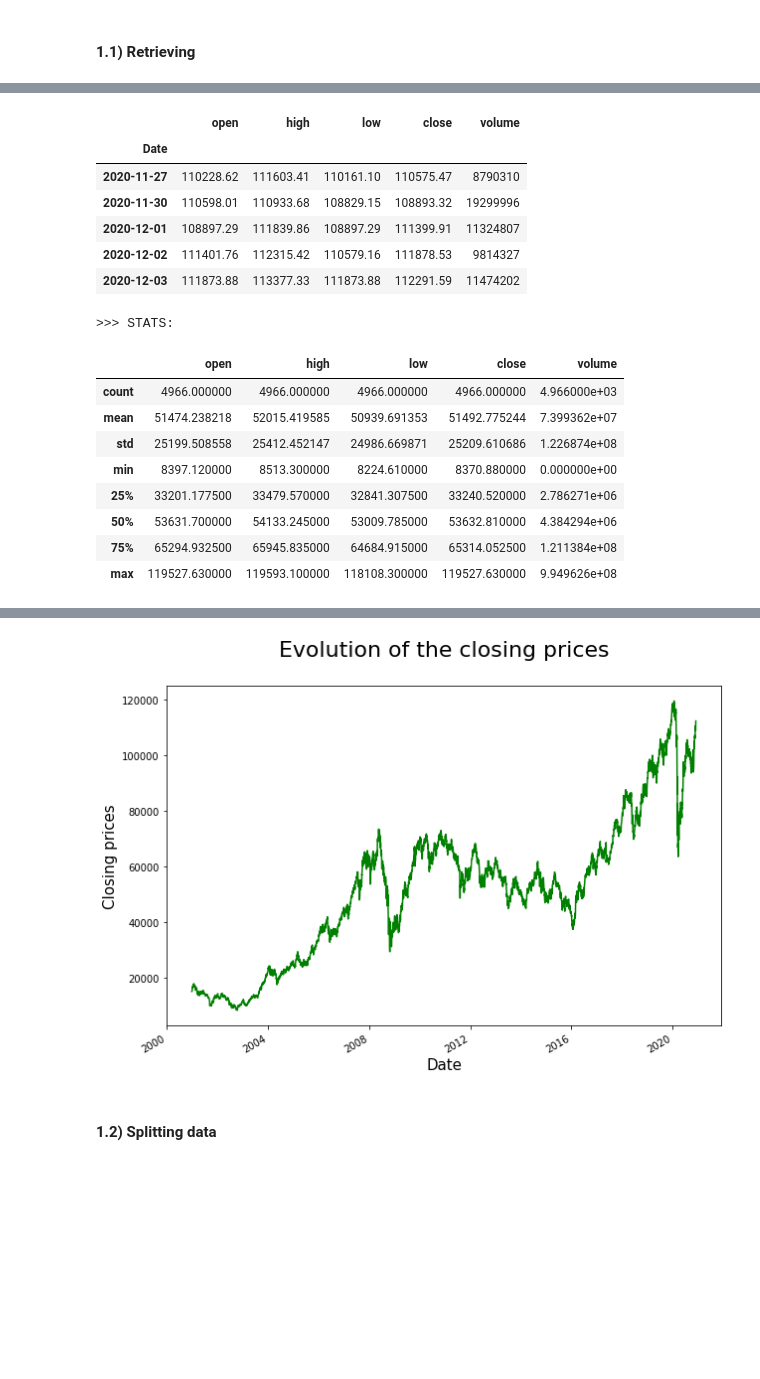
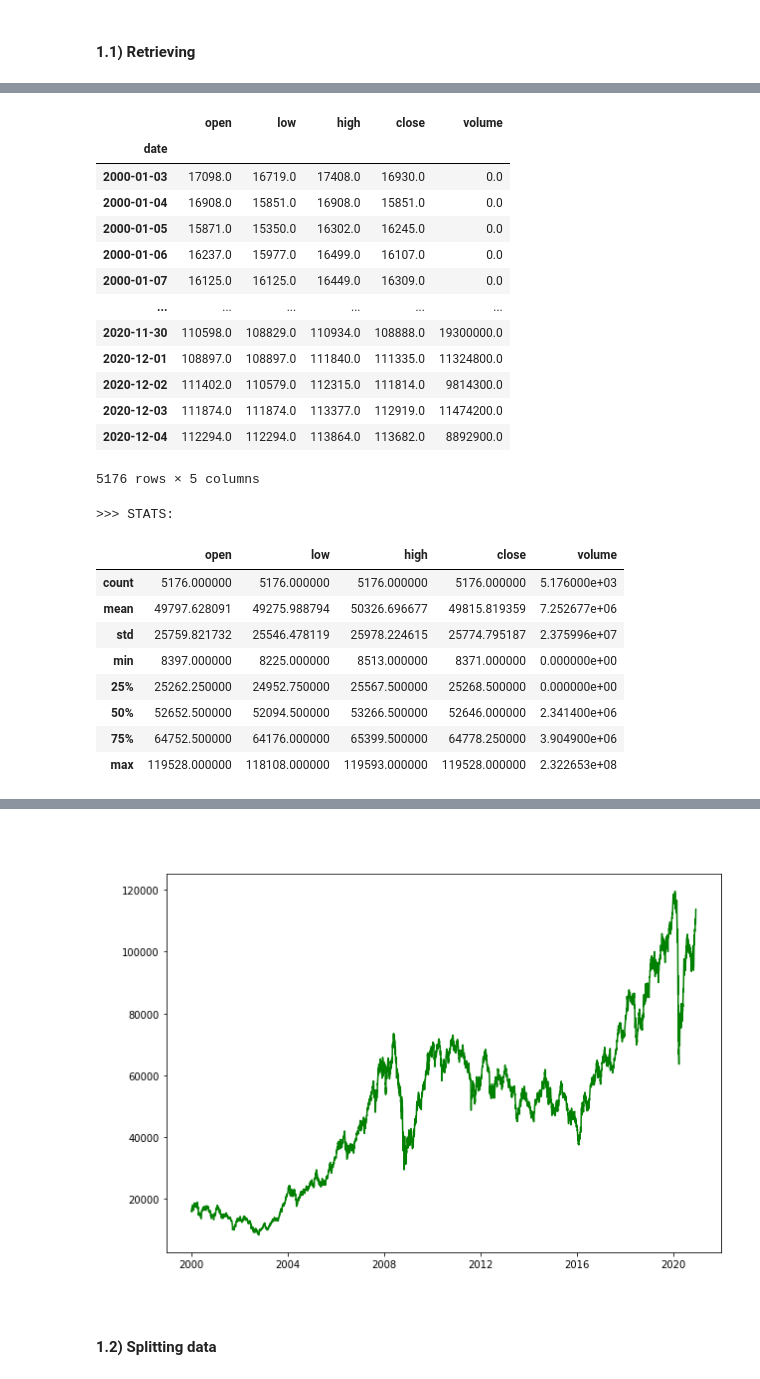
Before and after one commit to Talendar/stocks_prices_prediction, a Jupyter notebook: stocks_prediction.ipynb, the cells around one changed output, grey strips where cells are left out. Cells and saved outputs as stored; diff of their text form; code cells hidden in the pictures; blank space fills up the shorter version.

```diff
--- a/stocks_prediction.ipynb
+++ b/stocks_prediction.ipynb
@@ -94,26 +132,36 @@ def eval(model, dataset, denorm_labels, title, plot_samples=30):
 # %% [markdown]
 #### **1.1) Retrieving**
 # %%
-data = investpy.get_index_historical_data(index='Bovespa',
+"""data = investpy.get_index_historical_data(index='IBOVESPA',
                                           country='Brazil',
-                                          from_date='01/01/2000',
+                                          from_date='01/01/1990',
                                           to_date='03/12/2020')
 
 data.drop("Currency", axis=1, inplace=True)
-data.columns = data.columns.str.lower()
+data.columns = data.columns.str.lower()"""
 
-print("   [TIME INTERVAL] from %s to %s" % (data.index[0], data.index[1]))
+
+data = Ticker("^BVSP").history(start="2000-01-01",
+                               #end="2020-12-04",
+                               interval="1d")
+
+data.drop("adjclose", axis=1, inplace=True)
+data.reset_index("symbol", inplace=True, drop=True)
+
+print("   [TIME INTERVAL] from %s to %s" % (data.index[0], data.index[-1]))
 print("[TRADING SESSIONS] %d\n" % len(data))
 
 print(">>> DATA:")
-display(data.tail())
+display(data)
 
 print("\n\n>>> STATS:")
 display(data.describe())
 
 print("\n\n")
 ax = data["close"].plot(figsize=(10,7), color="green")
-ax.set_title("Evolution of the closing prices\n", fontsize=22);
-ax.set_ylabel("Closing prices", fontsize="15");
-ax.set_xlabel("Date", fontsize="15");
+ax.set_title("Evolution of the closing prices\n", fontsize=20, color="#ffffff");
+ax.set_ylabel("Closing prices", fontsize="15", color="#ffffff");
+ax.set_xlabel("Date", fontsize="15", color="#ffffff");
+
+Javascript("google.colab.output.setIframeHeight('500px');")
 # %% [output]
@@ -122,19 +170,26 @@ ax.set_xlabel("Date", fontsize="15");
 
 >>> DATA:
-|  | open | high | low | close | volume |
-| Date |  |  |  |  |  |
-| 2020-11-27 | 110228.62 | 111603.41 | 110161.10 | 110575.47 | 8790310 |
-| 2020-11-30 | 110598.01 | 110933.68 | 108829.15 | 108893.32 | 19299996 |
-| 2020-12-01 | 108897.29 | 111839.86 | 108897.29 | 111399.91 | 11324807 |
-| 2020-12-02 | 111401.76 | 112315.42 | 110579.16 | 111878.53 | 9814327 |
-| 2020-12-03 | 111873.88 | 113377.33 | 111873.88 | 112291.59 | 11474202 |
+|  | open | low | high | close | volume |
+| date |  |  |  |  |  |
+| 2000-01-03 | 17098.0 | 16719.0 | 17408.0 | 16930.0 | 0.0 |
+| 2000-01-04 | 16908.0 | 15851.0 | 16908.0 | 15851.0 | 0.0 |
+| 2000-01-05 | 15871.0 | 15350.0 | 16302.0 | 16245.0 | 0.0 |
+| 2000-01-06 | 16237.0 | 15977.0 | 16499.0 | 16107.0 | 0.0 |
+| 2000-01-07 | 16125.0 | 16125.0 | 16449.0 | 16309.0 | 0.0 |
+| ... | ... | ... | ... | ... | ... |
+| 2020-11-30 | 110598.0 | 108829.0 | 110934.0 | 108888.0 | 19300000.0 |
+| 2020-12-01 | 108897.0 | 108897.0 | 111840.0 | 111335.0 | 11324800.0 |
+| 2020-12-02 | 111402.0 | 110579.0 | 112315.0 | 111814.0 | 9814300.0 |
+| 2020-12-03 | 111874.0 | 111874.0 | 113377.0 | 112919.0 | 11474200.0 |
+| 2020-12-04 | 112294.0 | 112294.0 | 113864.0 | 113682.0 | 8892900.0 |
->>> STATS:
+5176 rows × 5 columns
+>>> STATS:
-|  | open | high | low | close | volume |
-| count | 4966.000000 | 4966.000000 | 4966.000000 | 4966.000000 | 4.966000e+03 |
-| mean | 51474.238218 | 52015.419585 | 50939.691353 | 51492.775244 | 7.399362e+07 |
-| std | 25199.508558 | 25412.452147 | 24986.669871 | 25209.610686 | 1.226874e+08 |
-| min | 8397.120000 | 8513.300000 | 8224.610000 | 8370.880000 | 0.000000e+00 |
-| 25% | 33201.177500 | 33479.570000 | 32841.307500 | 33240.520000 | 2.786271e+06 |
-| 50% | 53631.700000 | 54133.245000 | 53009.785000 | 53632.810000 | 4.384294e+06 |
-| 75% | 65294.932500 | 65945.835000 | 64684.915000 | 65314.052500 | 1.211384e+08 |
-| max | 119527.630000 | 119593.100000 | 118108.300000 | 119527.630000 | 9.949626e+08 |
+|  | open | low | high | close | volume |
+| count | 5176.000000 | 5176.000000 | 5176.000000 | 5176.000000 | 5.176000e+03 |
+| mean | 49797.628091 | 49275.988794 | 50326.696677 | 49815.819359 | 7.252677e+06 |
+| std | 25759.821732 | 25546.478119 | 25978.224615 | 25774.795187 | 2.375996e+07 |
+| min | 8397.000000 | 8225.000000 | 8513.000000 | 8371.000000 | 0.000000e+00 |
+| 25% | 25262.250000 | 24952.750000 | 25567.500000 | 25268.500000 | 0.000000e+00 |
+| 50% | 52652.500000 | 52094.500000 | 53266.500000 | 52646.000000 | 2.341400e+06 |
+| 75% | 64752.500000 | 64176.000000 | 65399.500000 | 64778.250000 | 3.904900e+06 |
+| max | 119528.000000 | 118108.000000 | 119593.000000 | 119528.000000 | 2.322653e+08 |
@@ -141,4 +197,4 @@ ax.set_xlabel("Date", fontsize="15");
-[figure, old version]
+[figure, new version]
 # %% [markdown]
 #### **1.2) Splitting data**
 # %%
```
Also changed, not shown: parts of 21 cells of this notebook.
